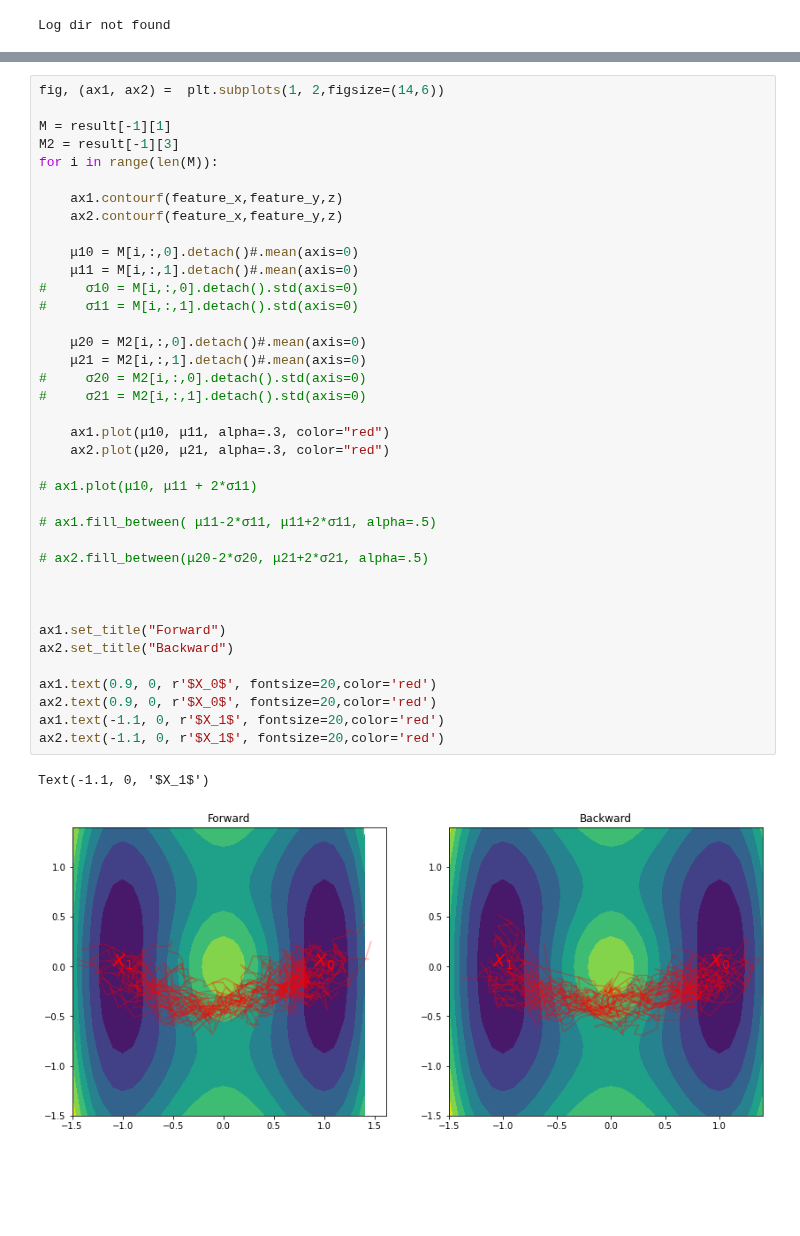
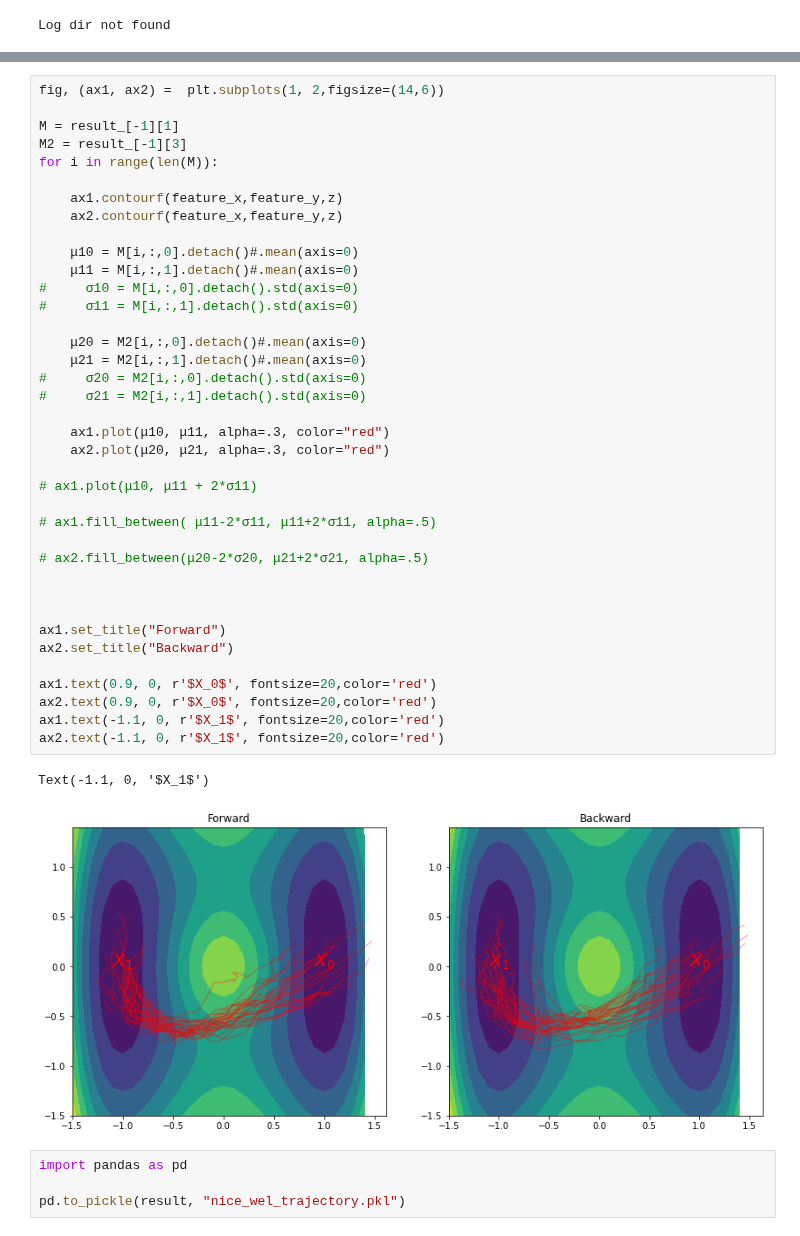
Before and after one commit to franciscovargas/GP_Sinkhorn, a Jupyter notebook: notebooks/Well-big-Wall.ipynb, the cells around one changed output, grey strips where cells are left out. Drawn from its saved outputs; the diff is of its cells as text; blank space fills up the shorter version.

Commit message:
Nice configuration

```diff
--- a/notebooks/Well-big-Wall.ipynb
+++ b/notebooks/Well-big-Wall.ipynb
@@ -167,8 +167,8 @@ HTML(animation.to_html5_video())
 # %%
 fig, (ax1, ax2) =  plt.subplots(1, 2,figsize=(14,6))
 
-M = result[-1][1]
-M2 = result[-1][3]
+M = result_[-1][1]
+M2 = result_[-1][3]
 for i in range(len(M)):
 
     ax1.contourf(feature_x,feature_y,z)
@@ -177,31 +177,35 @@ for i in range(len(M)):
     μ10 = M[i,:,0].detach()#.mean(axis=0)
     μ11 = M[i,:,1].detach()#.mean(axis=0)
 #     σ10 = M[i,:,0].detach().std(axis=0)
 #     σ11 = M[i,:,1].detach().std(axis=0)
 
     μ20 = M2[i,:,0].detach()#.mean(axis=0)
     μ21 = M2[i,:,1].detach()#.mean(axis=0)
 #     σ20 = M2[i,:,0].detach().std(axis=0)
 #     σ21 = M2[i,:,1].detach().std(axis=0)
 
     ax1.plot(μ10, μ11, alpha=.3, color="red")
     ax2.plot(μ20, μ21, alpha=.3, color="red")
 
 # ax1.plot(μ10, μ11 + 2*σ11)
 
 # ax1.fill_between( μ11-2*σ11, μ11+2*σ11, alpha=.5)
 
 # ax2.fill_between(μ20-2*σ20, μ21+2*σ21, alpha=.5)
 
 
 
 ax1.set_title("Forward")
 ax2.set_title("Backward")
 
 ax1.text(0.9, 0, r'$X_0$', fontsize=20,color='red')
 ax2.text(0.9, 0, r'$X_0$', fontsize=20,color='red')
 ax1.text(-1.1, 0, r'$X_1$', fontsize=20,color='red')
 ax2.text(-1.1, 0, r'$X_1$', fontsize=20,color='red')
 # %% [output]
 Text(-1.1, 0, '$X_1$')
-[figure, old version]
+[figure, new version]
+# %%
+import pandas as pd
+
+pd.to_pickle(result, "nice_wel_trajectory.pkl")
```
Also changed, not shown: parts of 2 cells of this notebook.
